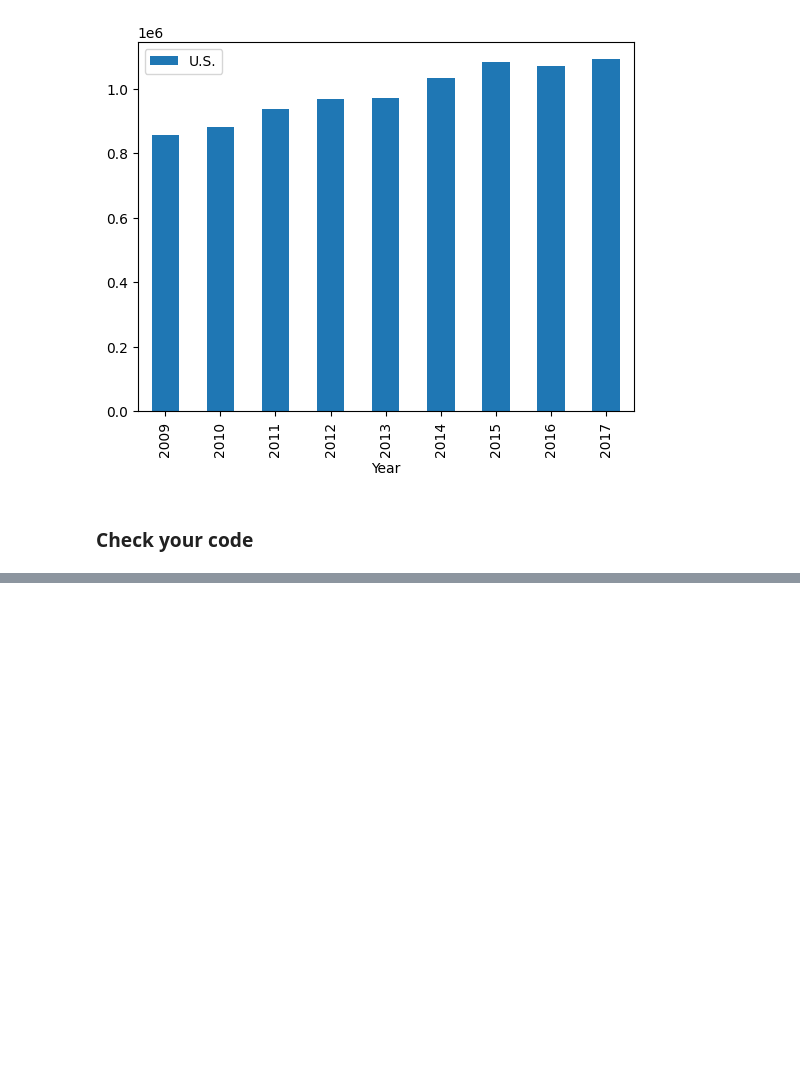
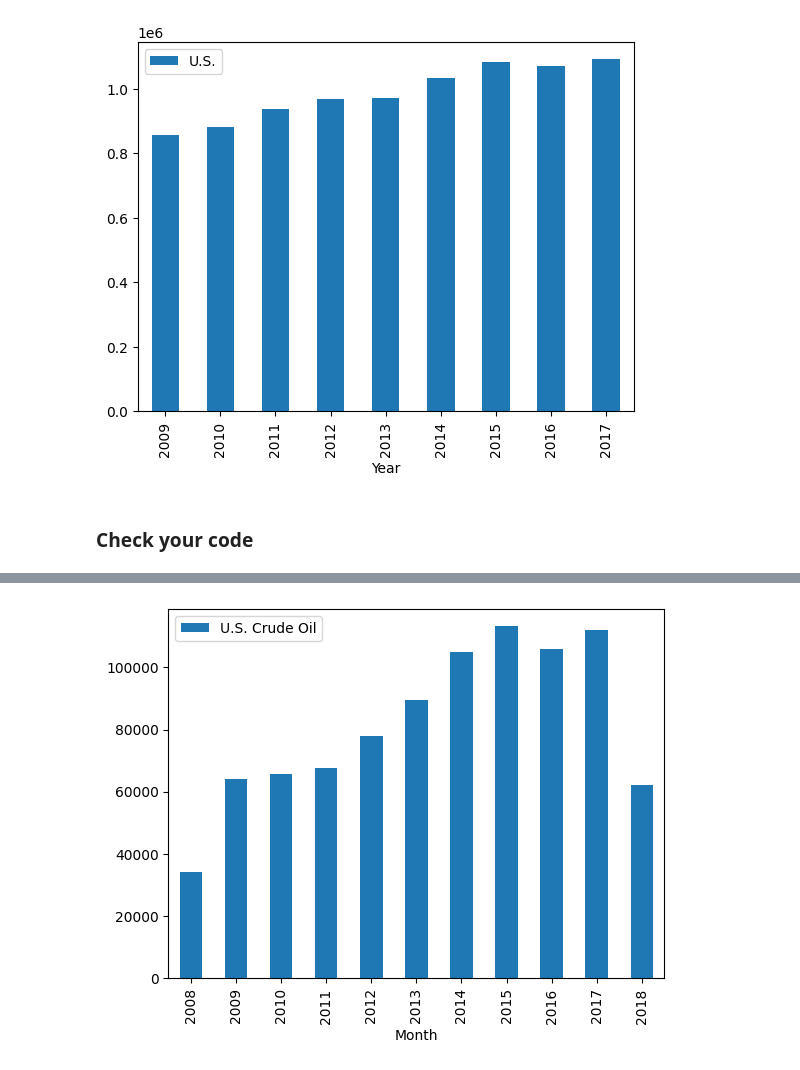
Before and after one commit to workintechpoyrazaka-sketch/data-us-oil-and-gas-production, a Jupyter notebook: oil_and_gas.ipynb, the cells around one changed output, grey strips where cells are left out. Cells and saved outputs as stored; diff of their text form; code cells hidden in the pictures; blank space fills up the shorter version.

```diff
--- a/oil_and_gas.ipynb
+++ b/oil_and_gas.ipynb
@@ -201,0 +223,4 @@ git push origin master
+# %%
+oil_df = pd.read_csv("data/U.S._crude_oil_production.csv", parse_dates=['Month'])
+oil_df.columns = oil_df.columns.str.strip()
+oil_df.head(3)
@@ -201,0 +237,3 @@ git push origin master
+# %%
+yearly_oil_df = oil_df.groupby(oil_df['Month'].dt.year).sum(numeric_only=True)
+yearly_oil_df.columns
@@ -201,0 +249,4 @@ git push origin master
+# %%
+yearly_oil_df.filter(items=['U.S. Crude Oil']).plot(kind='bar');
+# %% [output]
+[figure, added]
```
Also changed, not shown: parts of 12 cells of this notebook, 1 other file.
